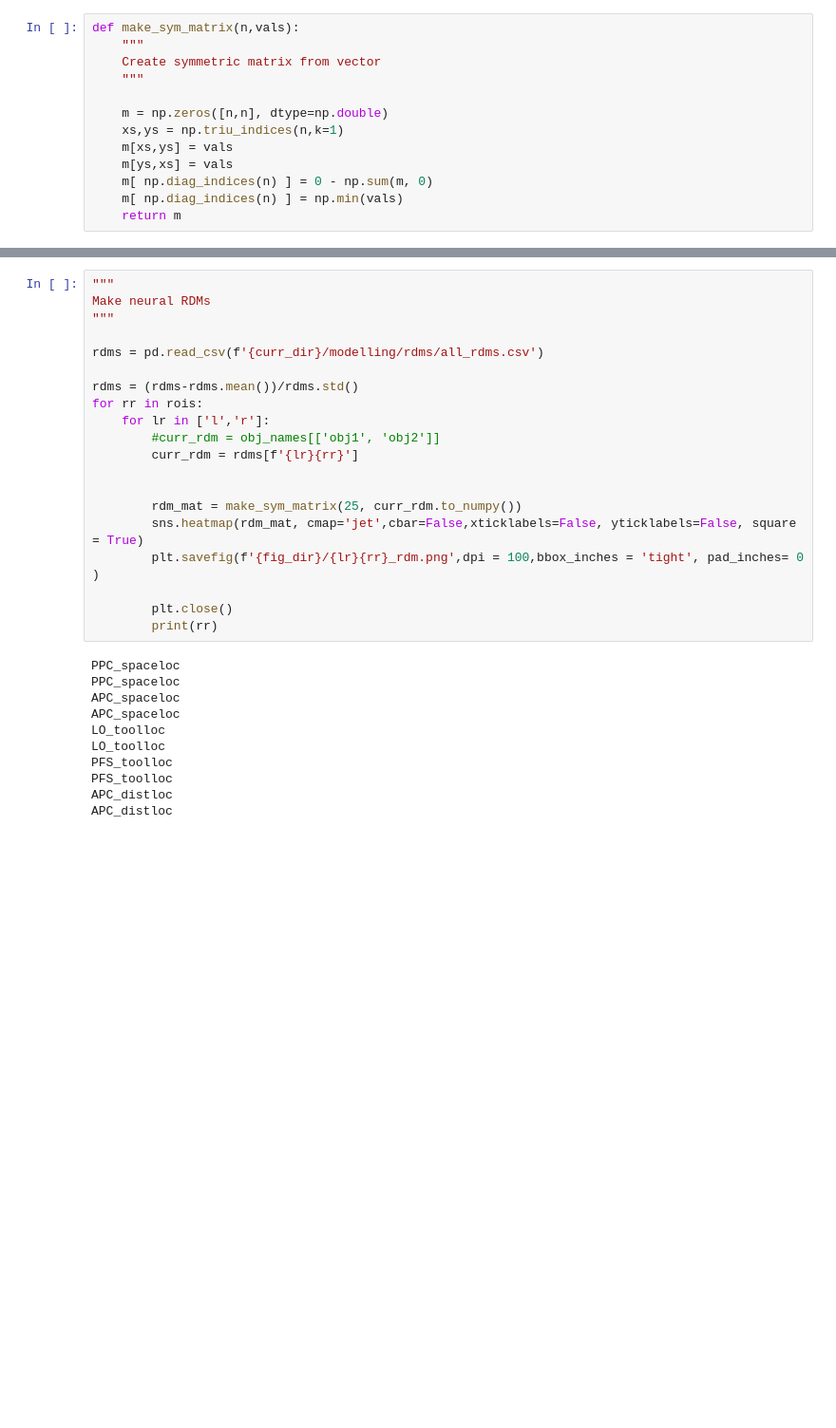
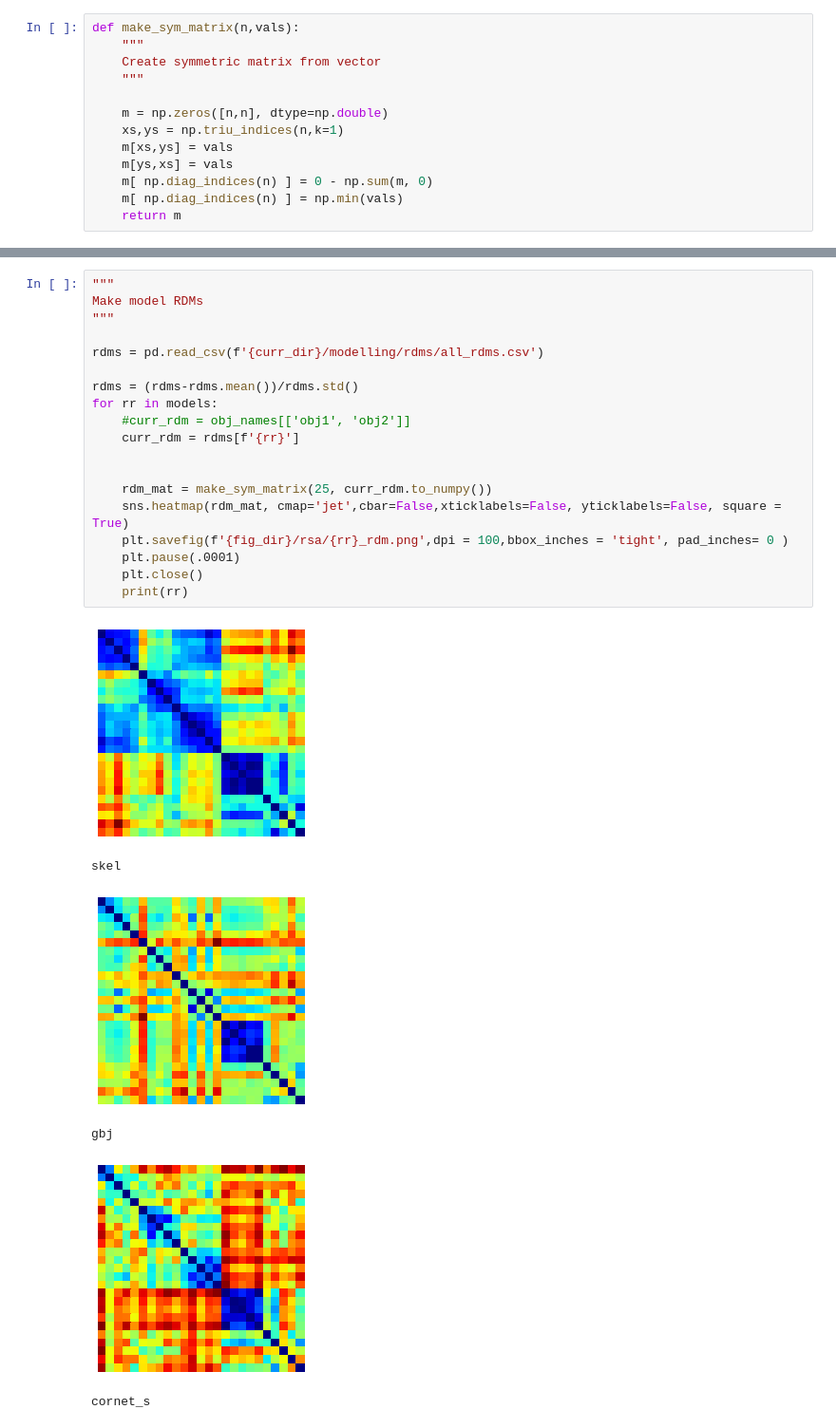
Before and after one commit to vayzenb/docnet, a Jupyter notebook: fmri/exp2_create_figures.ipynb, the cells around one changed output, grey strips where cells are left out. Shown at 95% size. Cells and saved outputs as stored; diff of their text form; blank space fills up the shorter version.

```diff
--- a/fmri/exp2_create_figures.ipynb
+++ b/fmri/exp2_create_figures.ipynb
@@ -331,31 +218,26 @@ def make_sym_matrix(n,vals):
 # %%
 """
-Make neural RDMs
+Make model RDMs
 """
 
 rdms = pd.read_csv(f'{curr_dir}/modelling/rdms/all_rdms.csv')
 
 rdms = (rdms-rdms.mean())/rdms.std()
-for rr in rois:
-    for lr in ['l','r']:
-        #curr_rdm = obj_names[['obj1', 'obj2']]
-        curr_rdm = rdms[f'{lr}{rr}']
+for rr in models:
+    #curr_rdm = obj_names[['obj1', 'obj2']]
+    curr_rdm = rdms[f'{rr}']
 
 
-        rdm_mat = make_sym_matrix(25, curr_rdm.to_numpy())
-        sns.heatmap(rdm_mat, cmap='jet',cbar=False,xticklabels=False, yticklabels=False, square = True)
-        plt.savefig(f'{fig_dir}/{lr}{rr}_rdm.png',dpi = 100,bbox_inches = 'tight', pad_inches= 0 )
-
-        plt.close()
-        print(rr)
+    rdm_mat = make_sym_matrix(25, curr_rdm.to_numpy())
+    sns.heatmap(rdm_mat, cmap='jet',cbar=False,xticklabels=False, yticklabels=False, square = True)
+    plt.savefig(f'{fig_dir}/rsa/{rr}_rdm.png',dpi = 100,bbox_inches = 'tight', pad_inches= 0 )
+    plt.pause(.0001)
+    plt.close()
+    print(rr)
 # %% [output]
+[figure, added]
-PPC_spaceloc
-PPC_spaceloc
-APC_spaceloc
-APC_spaceloc
-LO_toolloc
-LO_toolloc
-PFS_toolloc
-PFS_toolloc
-APC_distloc
-APC_distloc
+skel
+[figure, added]
+gbj
+[figure, added]
+cornet_s
```
Also changed, not shown: parts of 20 cells of this notebook, 4 other files.
